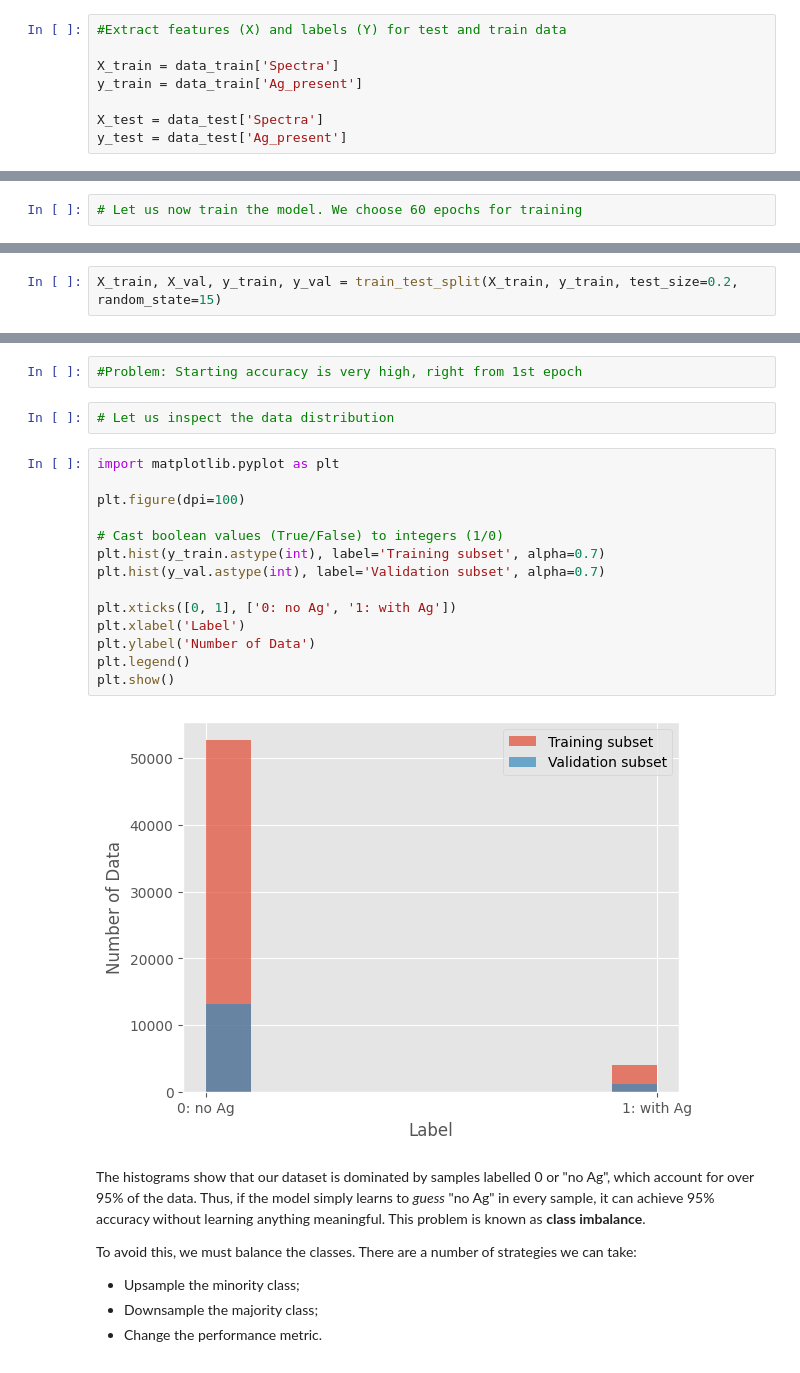
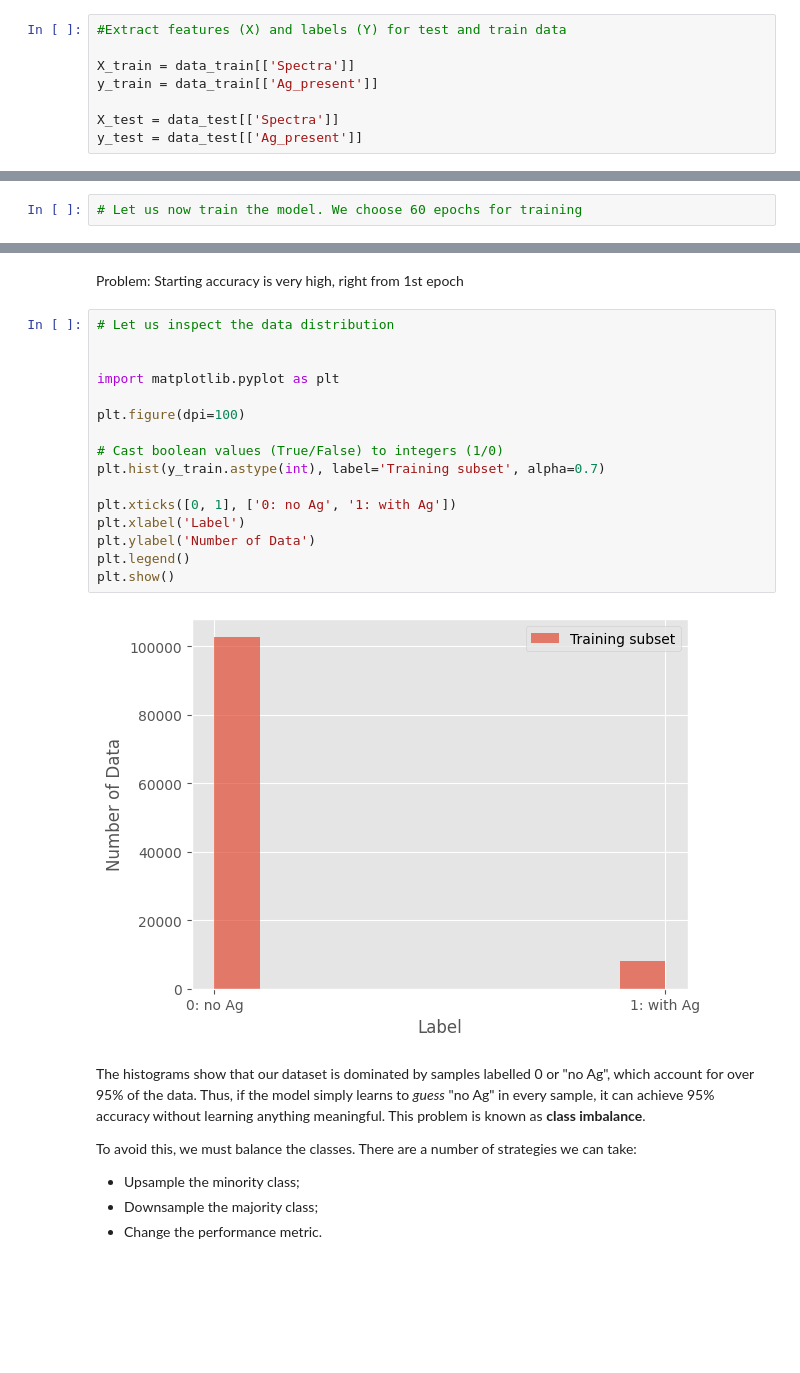
Before and after one commit to sai-mat-group/ai-ml-for-materials-2026, a Jupyter notebook: notebooks/02a-neural-networks.ipynb, the cells around one changed output, grey strips where cells are left out. Cells and saved outputs as stored; diff of their text form; blank space fills up the shorter version.

```diff
--- a/notebooks/02a-neural-networks.ipynb
+++ b/notebooks/02a-neural-networks.ipynb
@@ -168,11 +164,11 @@ data_train, data_test = train_test_split(data, test_size=0.2, random_state=25)
 # %%
 #Extract features (X) and labels (Y) for test and train data
 
-X_train = data_train['Spectra']
-y_train = data_train['Ag_present']
+X_train = data_train[['Spectra']]
+y_train = data_train[['Ag_present']]
 
-X_test = data_test['Spectra']
-y_test = data_test['Ag_present']
+X_test = data_test[['Spectra']]
+y_test = data_test[['Ag_present']]
 # %%
 X_train
 # %% [output]
@@ -378,2 +368,0 @@ Text(0.5, 0, 'Epochs')
-# %%
-X_train, X_val, y_train, y_val = train_test_split(X_train, y_train, test_size=0.2, random_state=15)
@@ -434,23 +369,23 @@ Text(0.5, 0, 'Epochs')
-# %%
-#Problem: Starting accuracy is very high, right from 1st epoch
-# %%
-# Let us inspect the data distribution
+# %% [markdown]
+Problem: Starting accuracy is very high, right from 1st epoch
 # %%
+# Let us inspect the data distribution
+
+
 import matplotlib.pyplot as plt
 
 plt.figure(dpi=100)
 
 # Cast boolean values (True/False) to integers (1/0)
 plt.hist(y_train.astype(int), label='Training subset', alpha=0.7)
-plt.hist(y_val.astype(int), label='Validation subset', alpha=0.7)
 
 plt.xticks([0, 1], ['0: no Ag', '1: with Ag'])
 plt.xlabel('Label')
 plt.ylabel('Number of Data')
 plt.legend()
 plt.show()
 # %% [output]
-[figure, old version]
+[figure, new version]
 # %% [markdown]
 The histograms show that our dataset is dominated by samples labelled 0 or "no Ag", which account for over 95% of the data. Thus, if the model simply learns to *guess* "no Ag" in every sample, it can achieve 95% accuracy without learning anything meaningful. This problem is known as **class imbalance**.
 
```
Also changed, not shown: parts of 26 cells of this notebook.
